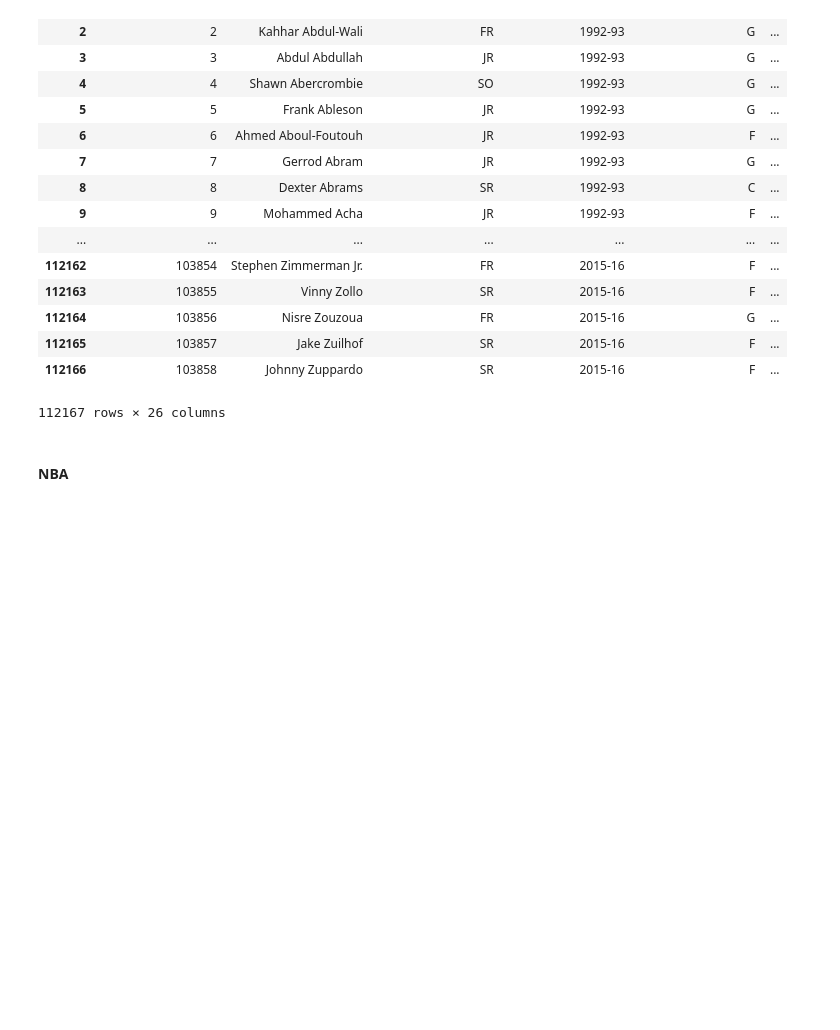
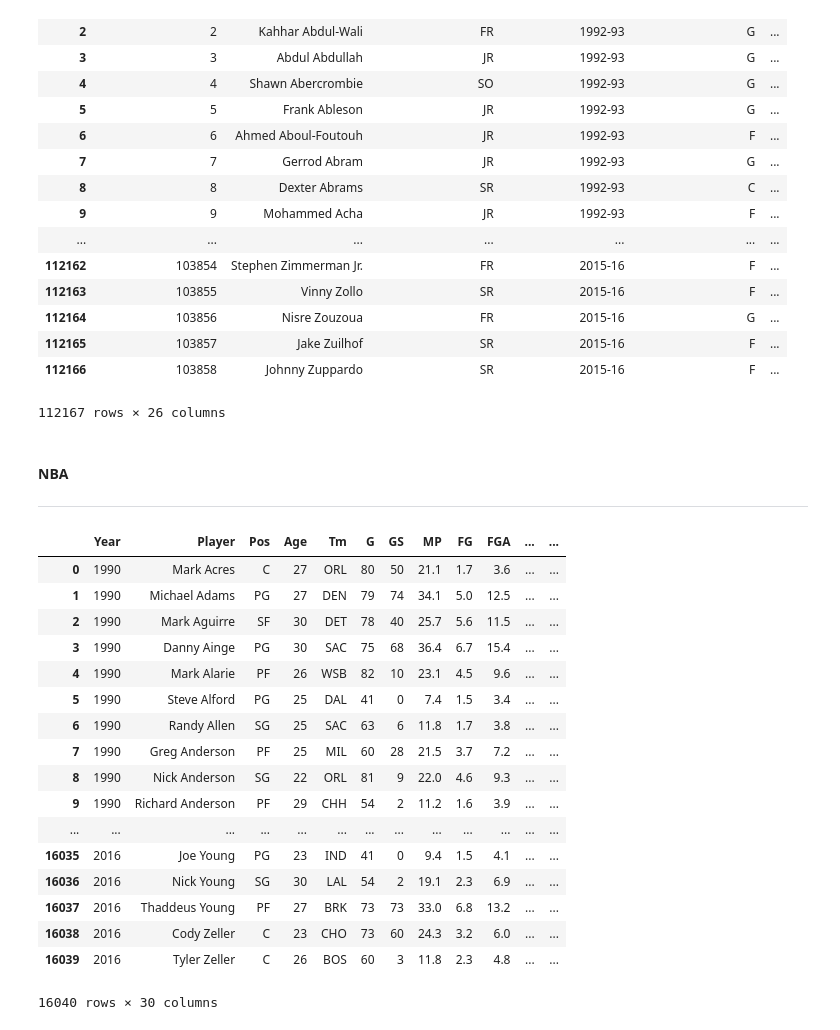
Before and after one commit to andrewfrilot/NBA_Scout, a Jupyter notebook: iPython_Notebooks/Data Cleaning_Learning (Ovais).ipynb, the cells around one changed output. Saved outputs shown, nothing was run; the diff lists cells and outputs as text; code cells hidden in the pictures; blank space fills up the shorter version.

```diff
--- a/iPython_Notebooks/Data Cleaning_Learning (Ovais).ipynb
+++ b/iPython_Notebooks/Data Cleaning_Learning (Ovais).ipynb
@@ -235,5 +264,27 @@ pd.read_csv("NCAA_raw.csv")
 112167 rows × 26 columns
 # %% [markdown]
 #### NBA
+***
 # %%
 #Note: Data has been collected for Per Game Stats
+
+pd.read_csv("NBA_raw.csv")
+# %% [output]
+|  | Year | Player | Pos | Age | Tm | G | GS | MP | FG | FGA | ... | ... |
+| 0 | 1990 | Mark Acres | C | 27 | ORL | 80 | 50 | 21.1 | 1.7 | 3.6 | ... | ... |
+| 1 | 1990 | Michael Adams | PG | 27 | DEN | 79 | 74 | 34.1 | 5.0 | 12.5 | ... | ... |
+| 2 | 1990 | Mark Aguirre | SF | 30 | DET | 78 | 40 | 25.7 | 5.6 | 11.5 | ... | ... |
+| 3 | 1990 | Danny Ainge | PG | 30 | SAC | 75 | 68 | 36.4 | 6.7 | 15.4 | ... | ... |
+| 4 | 1990 | Mark Alarie | PF | 26 | WSB | 82 | 10 | 23.1 | 4.5 | 9.6 | ... | ... |
+| 5 | 1990 | Steve Alford | PG | 25 | DAL | 41 | 0 | 7.4 | 1.5 | 3.4 | ... | ... |
+| 6 | 1990 | Randy Allen | SG | 25 | SAC | 63 | 6 | 11.8 | 1.7 | 3.8 | ... | ... |
+| 7 | 1990 | Greg Anderson | PF | 25 | MIL | 60 | 28 | 21.5 | 3.7 | 7.2 | ... | ... |
+| 8 | 1990 | Nick Anderson | SG | 22 | ORL | 81 | 9 | 22.0 | 4.6 | 9.3 | ... | ... |
+| 9 | 1990 | Richard Anderson | PF | 29 | CHH | 54 | 2 | 11.2 | 1.6 | 3.9 | ... | ... |
+| ... | ... | ... | ... | ... | ... | ... | ... | ... | ... | ... | ... | ... |
+| 16035 | 2016 | Joe Young | PG | 23 | IND | 41 | 0 | 9.4 | 1.5 | 4.1 | ... | ... |
+| 16036 | 2016 | Nick Young | SG | 30 | LAL | 54 | 2 | 19.1 | 2.3 | 6.9 | ... | ... |
+| 16037 | 2016 | Thaddeus Young | PF | 27 | BRK | 73 | 73 | 33.0 | 6.8 | 13.2 | ... | ... |
+| 16038 | 2016 | Cody Zeller | C | 23 | CHO | 73 | 60 | 24.3 | 3.2 | 6.0 | ... | ... |
+| 16039 | 2016 | Tyler Zeller | C | 26 | BOS | 60 | 3 | 11.8 | 2.3 | 4.8 | ... | ... |
+16040 rows × 30 columns
```
Also changed, not shown: parts of 15 cells of this notebook, 1 other file.
